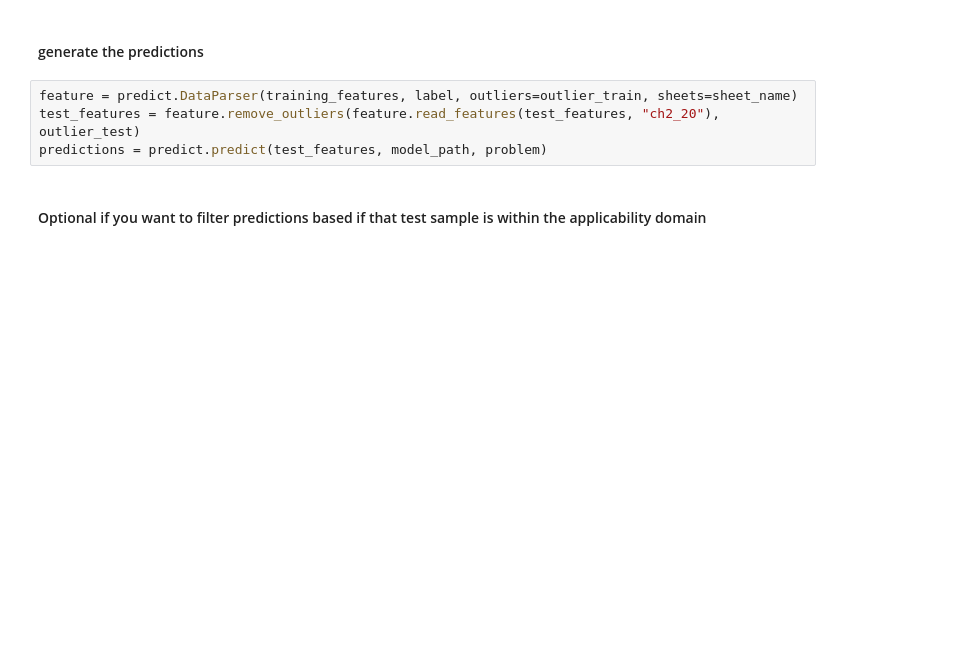
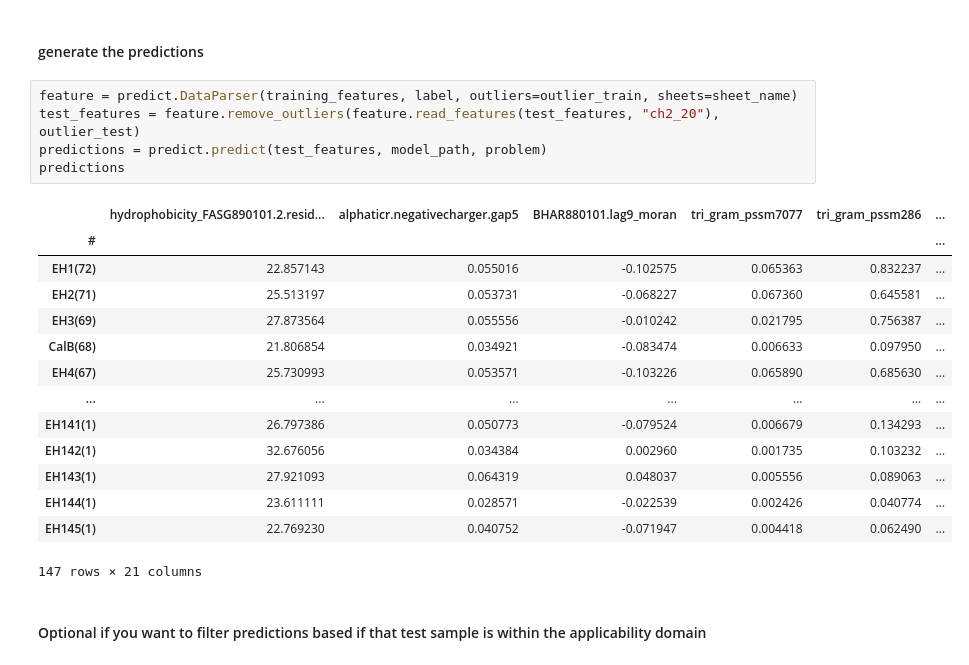
Before and after one commit to etiur/BioML, a Jupyter notebook: examples/test_classification.ipynb, the cells around one changed output. Drawn from its saved outputs; the diff is of its cells as text; blank space fills up the shorter version.

```diff
--- a/examples/test_classification.ipynb
+++ b/examples/test_classification.ipynb
@@ -214,7 +223,23 @@ scaler="zscore"
 # %%
 feature = predict.DataParser(training_features, label, outliers=outlier_train, sheets=sheet_name)
 test_features = feature.remove_outliers(feature.read_features(test_features, "ch2_20"), outlier_test)
 predictions = predict.predict(test_features, model_path, problem)
+predictions
+# %% [output]
+|  | hydrophobicity_FASG890101.2.resid... | alphaticr.negativecharger.gap5 | BHAR880101.lag9_moran | tri_gram_pssm7077 | tri_gram_pssm286 | ... |
+| # |  |  |  |  |  | ... |
+| EH1(72) | 22.857143 | 0.055016 | -0.102575 | 0.065363 | 0.832237 | ... |
+| EH2(71) | 25.513197 | 0.053731 | -0.068227 | 0.067360 | 0.645581 | ... |
+| EH3(69) | 27.873564 | 0.055556 | -0.010242 | 0.021795 | 0.756387 | ... |
+| CalB(68) | 21.806854 | 0.034921 | -0.083474 | 0.006633 | 0.097950 | ... |
+| EH4(67) | 25.730993 | 0.053571 | -0.103226 | 0.065890 | 0.685630 | ... |
+| ... | ... | ... | ... | ... | ... | ... |
+| EH141(1) | 26.797386 | 0.050773 | -0.079524 | 0.006679 | 0.134293 | ... |
+| EH142(1) | 32.676056 | 0.034384 | 0.002960 | 0.001735 | 0.103232 | ... |
+| EH143(1) | 27.921093 | 0.064319 | 0.048037 | 0.005556 | 0.089063 | ... |
+| EH144(1) | 23.611111 | 0.028571 | -0.022539 | 0.002426 | 0.040774 | ... |
+| EH145(1) | 22.769230 | 0.040752 | -0.071947 | 0.004418 | 0.062490 | ... |
+147 rows × 21 columns
 # %% [markdown]
 #### Optional if you want to filter predictions based if that test sample is within the applicability domain
 # %% [markdown]
```
Also changed, not shown: parts of 5 cells of this notebook, 5 other files.
